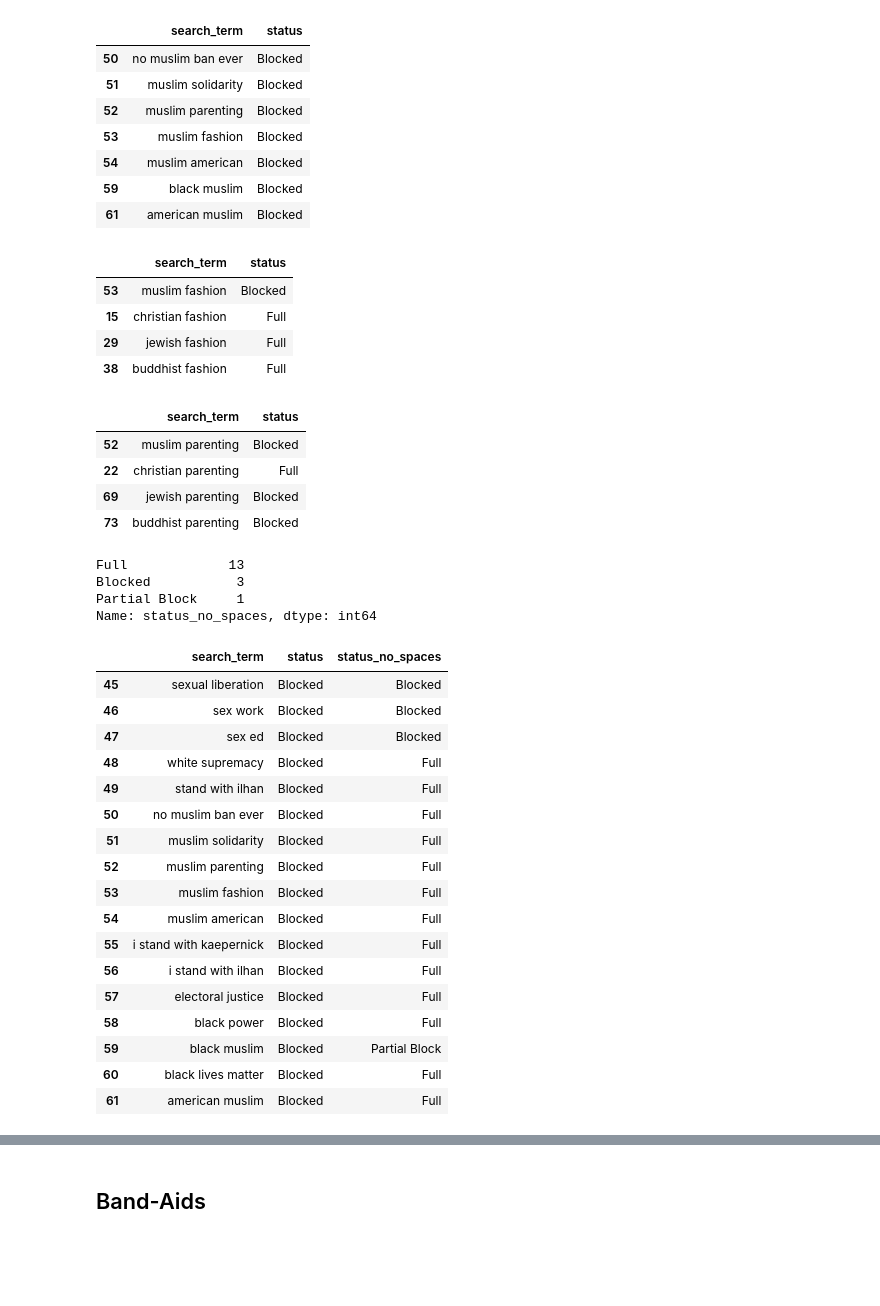
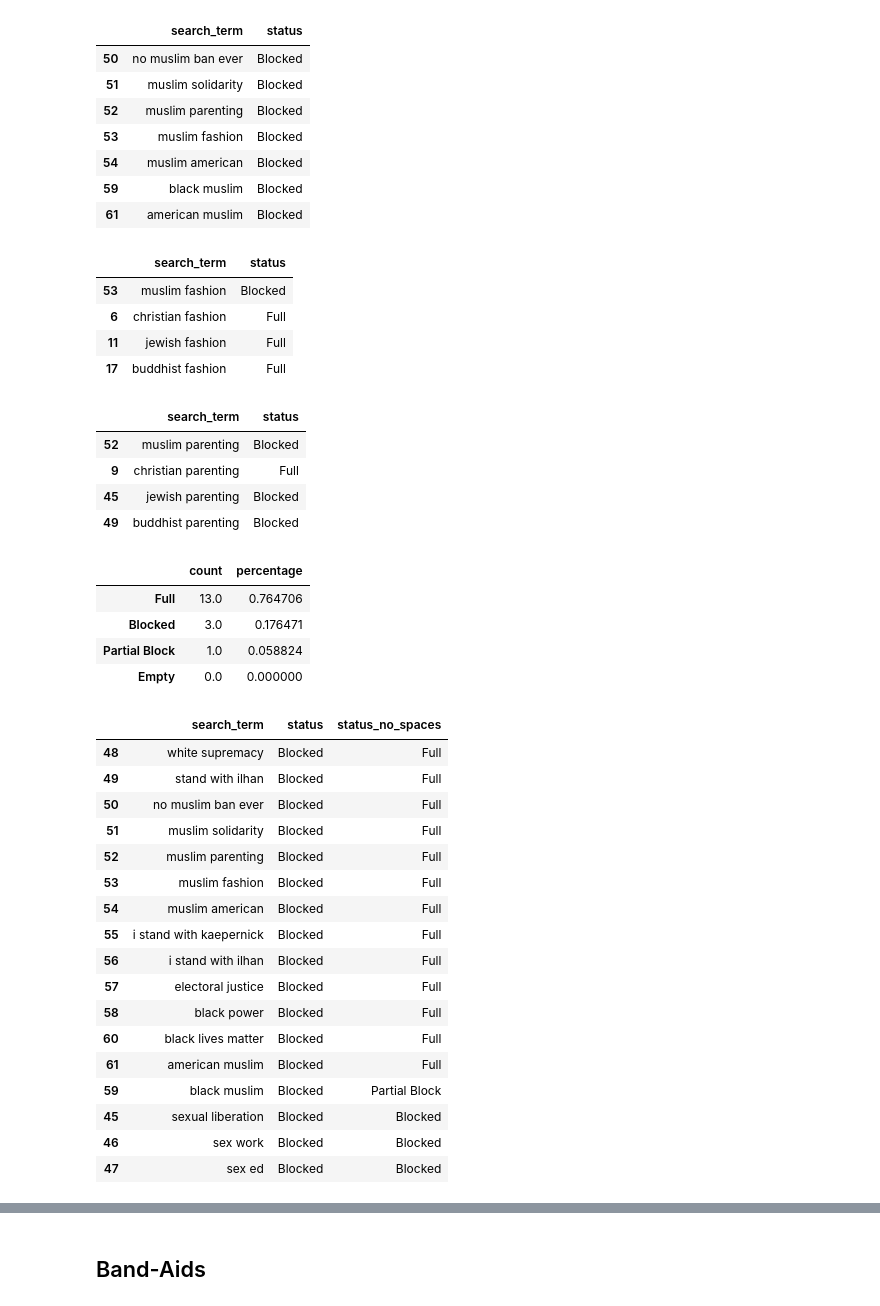
Before and after one commit to the-markup/investigation-youtube-ad-placements, a Jupyter notebook: notebooks/4-data-analysis-social-justice.ipynb, the cells around one changed output, grey strips where cells are left out. Cells and saved outputs as stored; diff of their text form; code cells hidden in the pictures; blank space fills up the shorter version.

```diff
--- a/notebooks/4-data-analysis-social-justice.ipynb
+++ b/notebooks/4-data-analysis-social-justice.ipynb
@@ -26,6 +27,11 @@ df_hate = pd.read_csv(fn_hate)
 display_cols = ['search_term', 'status']
 # %% [markdown]
 ## What is Blocked?
+# %%
+# create order of statuses for sorting
+status_order = ["Blocked", "Partial Block", "Empty", "Full"]
+for col in ['status', 'status_no_spaces']:
+    df_soc_just[col] = pd.Categorical(df_soc_just[col], status_order)
 # %%
 col2social_justice_table_col = {
     'search_term': "Search Term",
@@ -92,37 +109,41 @@ df_soc_just[df_soc_just.search_term.str.contains('muslim')][
 # %%
 df_soc_just[df_soc_just.search_term.str.contains('muslim fashion')].append(
     df_adhoc[df_adhoc.search_term.str.contains('fashion')]
-)[['search_term', 'status']]
+)[display_cols]
 # %% [output]
 |  | search_term | status |
 | 53 | muslim fashion | Blocked |
-| 15 | christian fashion | Full |
-| 29 | jewish fashion | Full |
-| 38 | buddhist fashion | Full |
+| 6 | christian fashion | Full |
+| 11 | jewish fashion | Full |
+| 17 | buddhist fashion | Full |
 # %%
 df_soc_just[df_soc_just.search_term.str.contains('muslim parenting')].append(
     df_adhoc[df_adhoc.search_term.str.contains('parenting')]
-)[['search_term', 'status']]
+)[display_cols]
 # %% [output]
 |  | search_term | status |
 | 52 | muslim parenting | Blocked |
-| 22 | christian parenting | Full |
-| 69 | jewish parenting | Blocked |
-| 73 | buddhist parenting | Blocked |
+| 9 | christian parenting | Full |
+| 45 | jewish parenting | Blocked |
+| 49 | buddhist parenting | Blocked |
 # %%
-df_soc_just[df_soc_just.status == 'Blocked'].status_no_spaces.value_counts()
+value_counts(df_soc_just[df_soc_just.status == 'Blocked'],
+             col='status_no_spaces')
 # %% [output]
-Full             13
-Blocked           3
-Partial Block     1
-Name: status_no_spaces, dtype: int64
+|  | count | percentage |
+| Full | 13.0 | 0.764706 |
+| Blocked | 3.0 | 0.176471 |
+| Partial Block | 1.0 | 0.058824 |
+| Empty | 0.0 | 0.000000 |
 # %%
-df_soc_just[df_soc_just.status == 'Blocked'][['search_term', 'status', 'status_no_spaces']]
+df_soc_just[df_soc_just.status == 'Blocked'][
+    display_cols + ['status_no_spaces']
+].sort_values(
+    by=['status_no_spaces', 'search_term'],
+    ascending=False
+)
 # %% [output]
 |  | search_term | status | status_no_spaces |
-| 45 | sexual liberation | Blocked | Blocked |
-| 46 | sex work | Blocked | Blocked |
-| 47 | sex ed | Blocked | Blocked |
 | 48 | white supremacy | Blocked | Full |
 | 49 | stand with ilhan | Blocked | Full |
 | 50 | no muslim ban ever | Blocked | Full |
@@ -134,7 +155,10 @@ df_soc_just[df_soc_just.status == 'Blocked'][['search_term', 'status', 'status_n
 | 56 | i stand with ilhan | Blocked | Full |
 | 57 | electoral justice | Blocked | Full |
 | 58 | black power | Blocked | Full |
-| 59 | black muslim | Blocked | Partial Block |
 | 60 | black lives matter | Blocked | Full |
 | 61 | american muslim | Blocked | Full |
+| 59 | black muslim | Blocked | Partial Block |
+| 45 | sexual liberation | Blocked | Blocked |
+| 46 | sex work | Blocked | Blocked |
+| 47 | sex ed | Blocked | Blocked |
 # %%
```
Also changed, not shown: parts of 10 cells of this notebook, 8 other files.
